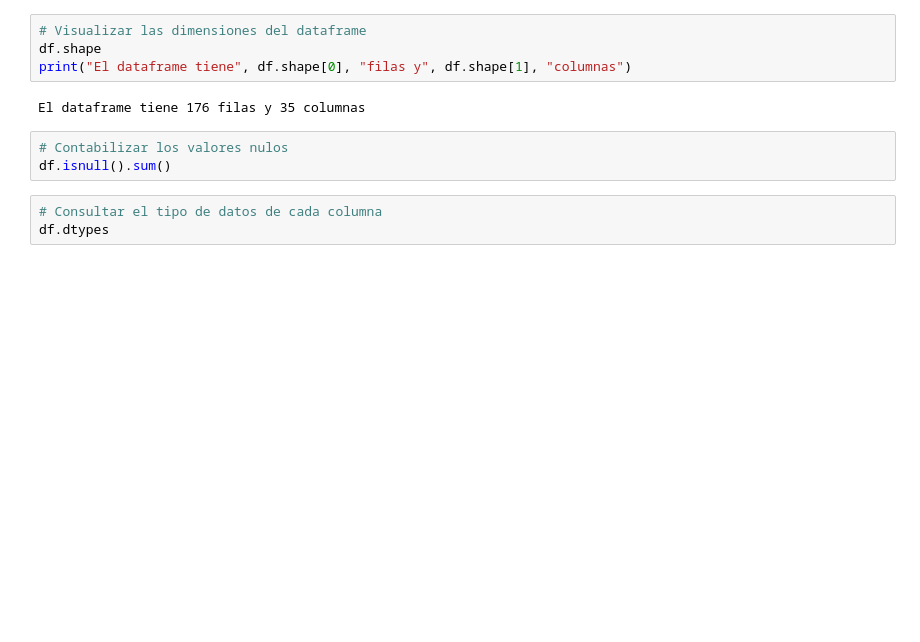
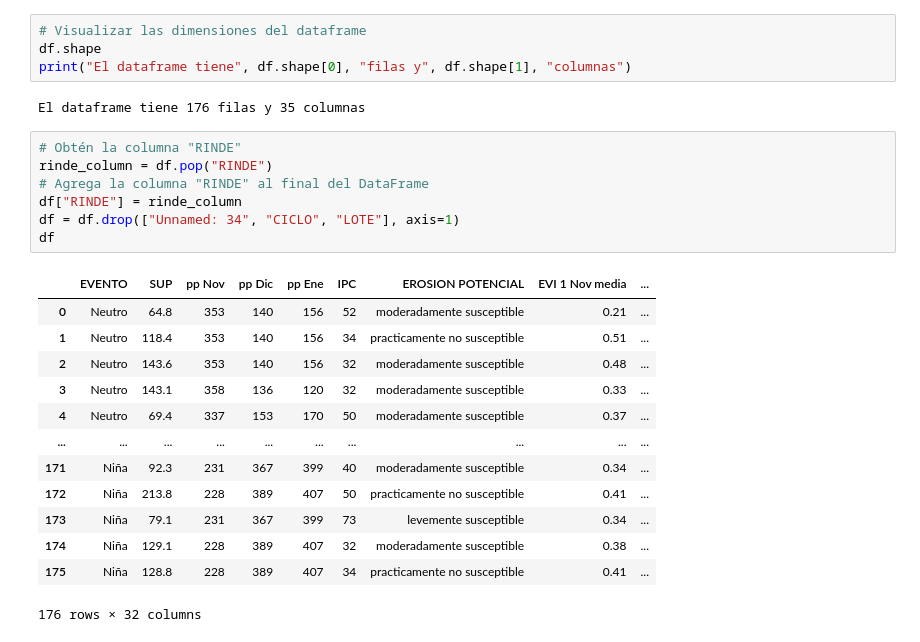
Before and after one commit to noelibaeza/FINAL_DIPLOMATURA, a Jupyter notebook: trabajo_final.ipynb, the cells around one changed output. Saved outputs shown, nothing was run; the diff lists cells and outputs as text; blank space fills up the shorter version.

```diff
--- a/trabajo_final.ipynb
+++ b/trabajo_final.ipynb
@@ -29,9 +43,24 @@ df.shape
 print("El dataframe tiene", df.shape[0], "filas y", df.shape[1], "columnas")
 # %% [output]
 El dataframe tiene 176 filas y 35 columnas
-# %%
-# Contabilizar los valores nulos
-df.isnull().sum()
-# %%
-# Consultar el tipo de datos de cada columna
-df.dtypes
+# %%
+# Obtén la columna "RINDE"
+rinde_column = df.pop("RINDE")
+# Agrega la columna "RINDE" al final del DataFrame
+df["RINDE"] = rinde_column
+df = df.drop(["Unnamed: 34", "CICLO", "LOTE"], axis=1)
+df
+# %% [output]
+|  | EVENTO | SUP | pp Nov | pp Dic | pp Ene | IPC | EROSION POTENCIAL | EVI 1 Nov media | ... |
+| 0 | Neutro | 64.8 | 353 | 140 | 156 | 52 | moderadamente susceptible | 0.21 | ... |
+| 1 | Neutro | 118.4 | 353 | 140 | 156 | 34 | practicamente no susceptible | 0.51 | ... |
+| 2 | Neutro | 143.6 | 353 | 140 | 156 | 32 | moderadamente susceptible | 0.48 | ... |
+| 3 | Neutro | 143.1 | 358 | 136 | 120 | 32 | moderadamente susceptible | 0.33 | ... |
+| 4 | Neutro | 69.4 | 337 | 153 | 170 | 50 | moderadamente susceptible | 0.37 | ... |
+| ... | ... | ... | ... | ... | ... | ... | ... | ... | ... |
+| 171 | Niña | 92.3 | 231 | 367 | 399 | 40 | moderadamente susceptible | 0.34 | ... |
+| 172 | Niña | 213.8 | 228 | 389 | 407 | 50 | practicamente no susceptible | 0.41 | ... |
+| 173 | Niña | 79.1 | 231 | 367 | 399 | 73 | levemente susceptible | 0.34 | ... |
+| 174 | Niña | 129.1 | 228 | 389 | 407 | 32 | moderadamente susceptible | 0.38 | ... |
+| 175 | Niña | 128.8 | 228 | 389 | 407 | 34 | practicamente no susceptible | 0.41 | ... |
+176 rows × 32 columns
```
Also changed, not shown: parts of 31 cells of this notebook.
